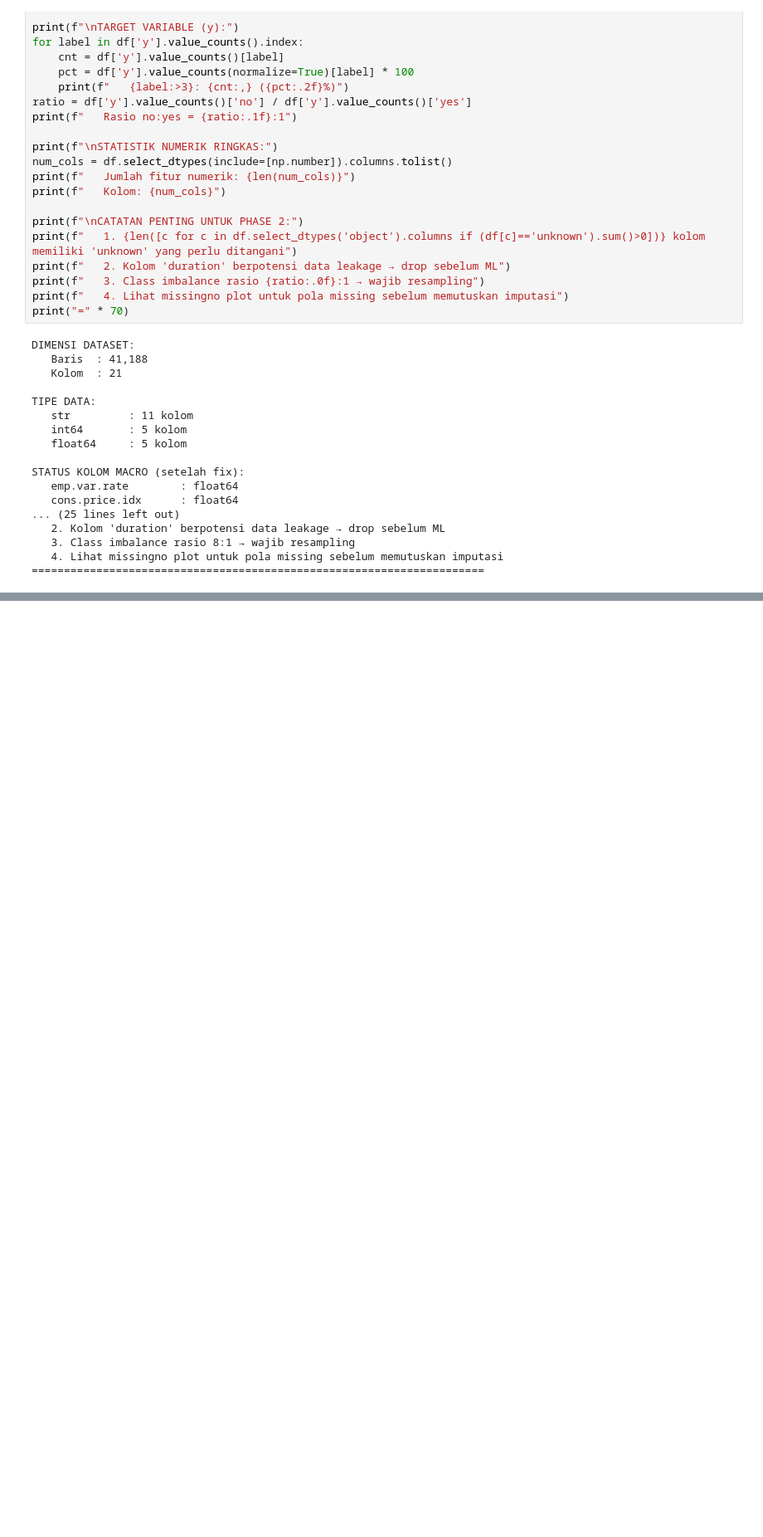
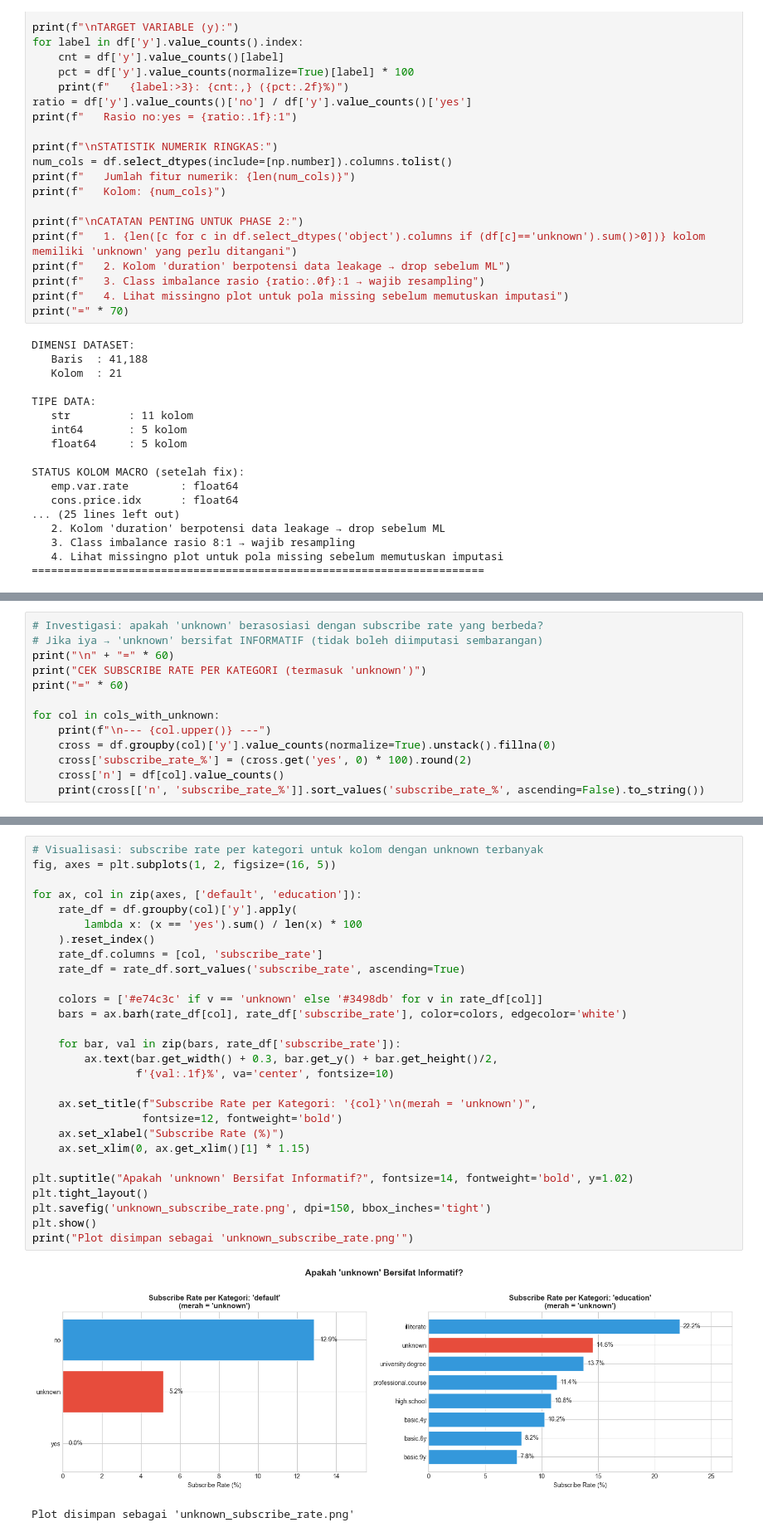
Before and after one commit to ravasrgh/bank-marketing-campaign-predictive-analytics, a Jupyter notebook: BSM_Bank_Marketing_FinalProject.ipynb, the cells around one changed output, grey strips where cells are left out. Shown at 83% size. Drawn from its saved outputs; the diff is of its cells as text; blank space fills up the shorter version.

```diff
--- a/BSM_Bank_Marketing_FinalProject.ipynb
+++ b/BSM_Bank_Marketing_FinalProject.ipynb
@@ -654,0 +784,13 @@ STATUS KOLOM MACRO (setelah fix):
+# %%
+# Investigasi: apakah 'unknown' berasosiasi dengan subscribe rate yang berbeda?
+# Jika iya → 'unknown' bersifat INFORMATIF (tidak boleh diimputasi sembarangan)
+print("\n" + "=" * 60)
+print("CEK SUBSCRIBE RATE PER KATEGORI (termasuk 'unknown')")
+print("=" * 60)
+
+for col in cols_with_unknown:
+    print(f"\n--- {col.upper()} ---")
+    cross = df.groupby(col)['y'].value_counts(normalize=True).unstack().fillna(0)
+    cross['subscribe_rate_%'] = (cross.get('yes', 0) * 100).round(2)
+    cross['n'] = df[col].value_counts()
+    print(cross[['n', 'subscribe_rate_%']].sort_values('subscribe_rate_%', ascending=False).to_string())
@@ -654,0 +815,31 @@ STATUS KOLOM MACRO (setelah fix):
+# %%
+# Visualisasi: subscribe rate per kategori untuk kolom dengan unknown terbanyak
+fig, axes = plt.subplots(1, 2, figsize=(16, 5))
+
+for ax, col in zip(axes, ['default', 'education']):
+    rate_df = df.groupby(col)['y'].apply(
+        lambda x: (x == 'yes').sum() / len(x) * 100
+    ).reset_index()
+    rate_df.columns = [col, 'subscribe_rate']
+    rate_df = rate_df.sort_values('subscribe_rate', ascending=True)
+
+    colors = ['#e74c3c' if v == 'unknown' else '#3498db' for v in rate_df[col]]
+    bars = ax.barh(rate_df[col], rate_df['subscribe_rate'], color=colors, edgecolor='white')
+
+    for bar, val in zip(bars, rate_df['subscribe_rate']):
+        ax.text(bar.get_width() + 0.3, bar.get_y() + bar.get_height()/2,
+                f'{val:.1f}%', va='center', fontsize=10)
+
+    ax.set_title(f"Subscribe Rate per Kategori: '{col}'\n(merah = 'unknown')",
+                 fontsize=12, fontweight='bold')
+    ax.set_xlabel("Subscribe Rate (%)")
+    ax.set_xlim(0, ax.get_xlim()[1] * 1.15)
+
+plt.suptitle("Apakah 'unknown' Bersifat Informatif?", fontsize=14, fontweight='bold', y=1.02)
+plt.tight_layout()
+plt.savefig('unknown_subscribe_rate.png', dpi=150, bbox_inches='tight')
+plt.show()
+print("Plot disimpan sebagai 'unknown_subscribe_rate.png'")
+# %% [output]
+[figure, added]
+Plot disimpan sebagai 'unknown_subscribe_rate.png'
```
Also changed, not shown: parts of 22 cells of this notebook, 8 other files.
